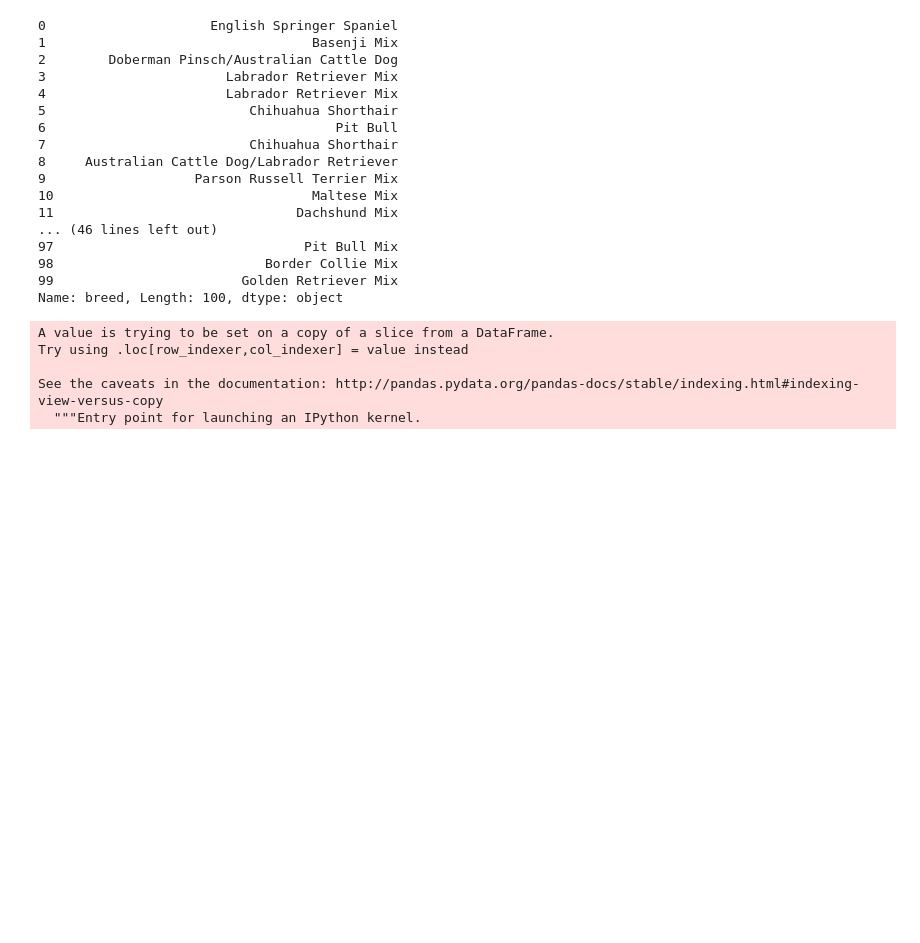
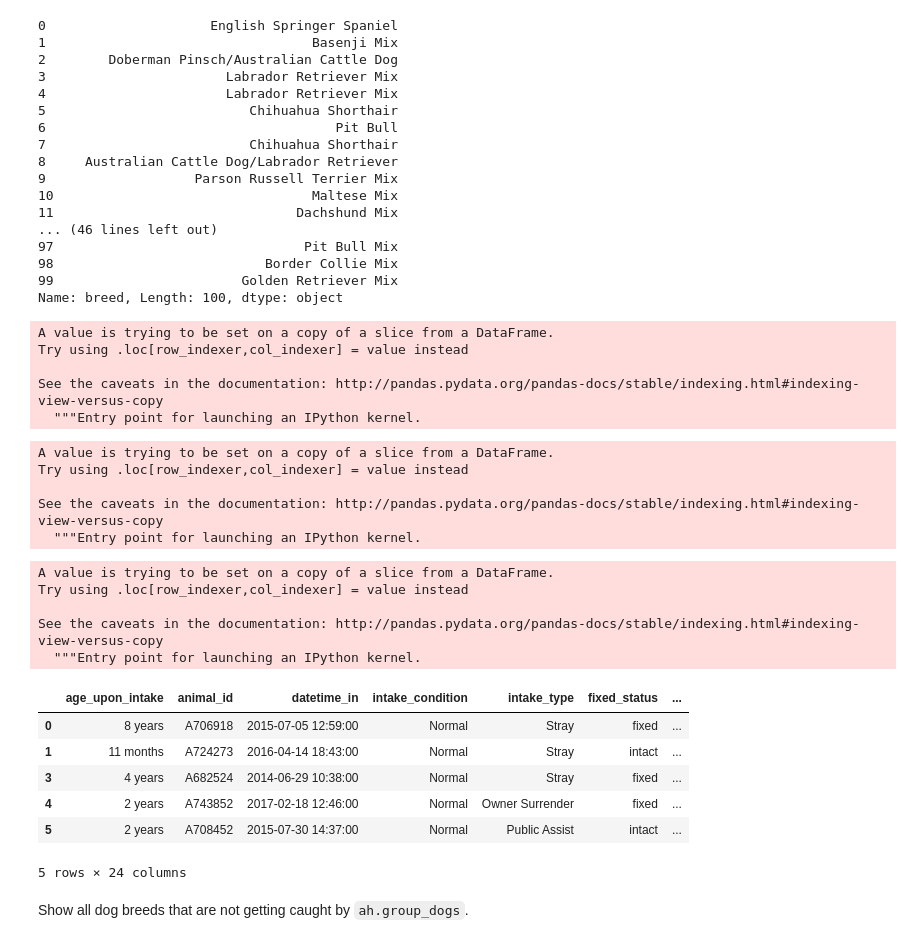
Before and after one commit to luketibbott/kojak, a Jupyter notebook: clean_engineer.ipynb, the cells around one changed output. Cells and saved outputs as stored; diff of their text form; code cells hidden in the pictures; blank space fills up the shorter version.

Commit message:
Group dogs in to more general groups based on breed

```diff
--- a/clean_engineer.ipynb
+++ b/clean_engineer.ipynb
@@ -432,20 +331,48 @@ df_dog['breed'].head(100)
 98                           Border Collie Mix
 99                        Golden Retriever Mix
 Name: breed, Length: 100, dtype: object
+# %%
+df_dog['mix'] = df_dog['breed'].apply(lambda x: ah.group_dogs(x, True)).sample(50)
+# %% [output]
+A value is trying to be set on a copy of a slice from a DataFrame.
+Try using .loc[row_indexer,col_indexer] = value instead
+
+See the caveats in the documentation: http://pandas.pydata.org/pandas-docs/stable/indexing.html#indexing-view-versus-copy
+  """Entry point for launching an IPython kernel.
 # %%
-df_dog['dog_group'] = df_dog['breed'].apply(lambda x: ah.group_dogs(x))
+df_dog['group'] = df_dog['breed'].apply(lambda x: ah.group_dogs(x, False))
 # %% [output]
 A value is trying to be set on a copy of a slice from a DataFrame.
 Try using .loc[row_indexer,col_indexer] = value instead
 
 See the caveats in the documentation: http://pandas.pydata.org/pandas-docs/stable/indexing.html#indexing-view-versus-copy
   """Entry point for launching an IPython kernel.
+# %%
+df_dog['mix'] = df_dog['breed'].apply(lambda x: ah.group_dogs(x, m=True))
+# %% [output]
+A value is trying to be set on a copy of a slice from a DataFrame.
+Try using .loc[row_indexer,col_indexer] = value instead
+
+See the caveats in the documentation: http://pandas.pydata.org/pandas-docs/stable/indexing.html#indexing-view-versus-copy
+  """Entry point for launching an IPython kernel.
+# %%
+df_dog.head()
+# %% [output]
+|  | age_upon_intake | animal_id | datetime_in | intake_condition | intake_type | fixed_status | ... |
+| 0 | 8 years | A706918 | 2015-07-05 12:59:00 | Normal | Stray | fixed | ... |
+| 1 | 11 months | A724273 | 2016-04-14 18:43:00 | Normal | Stray | intact | ... |
+| 3 | 4 years | A682524 | 2014-06-29 10:38:00 | Normal | Stray | fixed | ... |
+| 4 | 2 years | A743852 | 2017-02-18 12:46:00 | Normal | Owner Surrender | fixed | ... |
+| 5 | 2 years | A708452 | 2015-07-30 14:37:00 | Normal | Public Assist | intact | ... |
+5 rows × 24 columns
 # %%
 def is_grouped(s):
     if s in set(dog_groups.values()):
         return True
     else:
         return False
+# %% [markdown]
+Show all dog breeds that are not getting caught by `ah.group_dogs`.
 # %%
 set(df_dog[~df_dog.iloc[:, 21].map(lambda x: x[0]).apply(lambda x: is_grouped(x))]['dog_group'].map(lambda x: x[0]))
 # %% [output]
```
Also changed, not shown: parts of 4 cells of this notebook, 1 other file.
